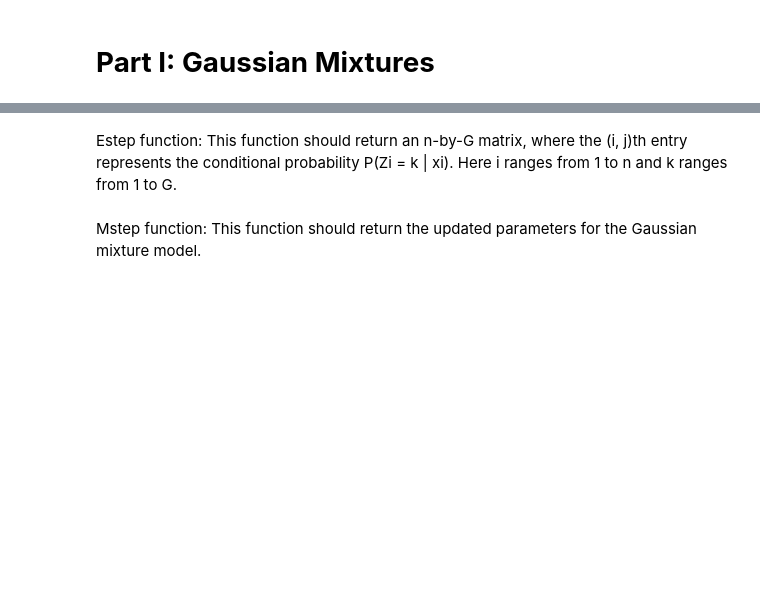
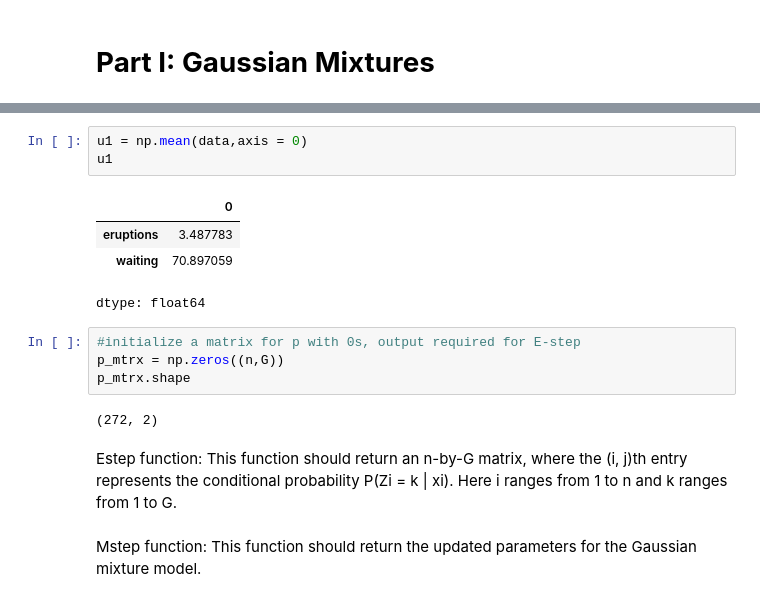
Before and after one commit to zelal-Eizaldeen/project2_Walmart_Price_Prediction, a Jupyter notebook: Assignment_4_3113_zelalae2.ipynb, the cells around one changed output, grey strips where cells are left out. Drawn from its saved outputs; the diff is of its cells as text; blank space fills up the shorter version.

```diff
--- a/Assignment_4_3113_zelalae2.ipynb
+++ b/Assignment_4_3113_zelalae2.ipynb
@@ -26,3 +123,17 @@ https://liangfgithub.github.io/Coding/F24_Coding4.pdf
+# %%
+u1 = np.mean(data,axis = 0)
+u1
+# %% [output]
+|  | 0 |
+| eruptions | 3.487783 |
+| waiting | 70.897059 |
+dtype: float64
+# %%
+#initialize a matrix for p with 0s, output required for E-step
+p_mtrx = np.zeros((n,G))
+p_mtrx.shape
+# %% [output]
+(272, 2)
 # %% [markdown]
 Estep function: This function should return an n-by-G matrix, where the (i, j)th entry represents the
 conditional probability P(Zi = k | xi). Here i ranges from 1 to n and k ranges from 1 to G.
```
Also changed, not shown: parts of 12 cells of this notebook.
